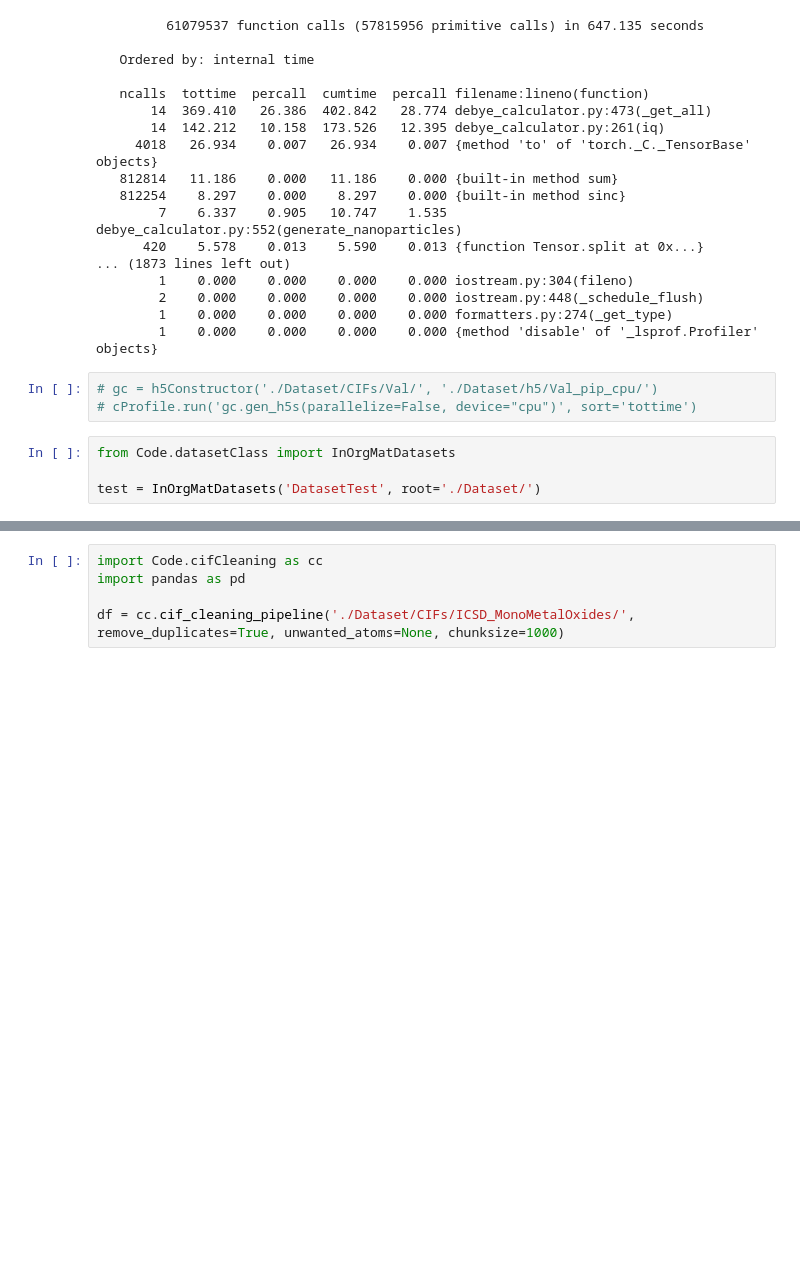
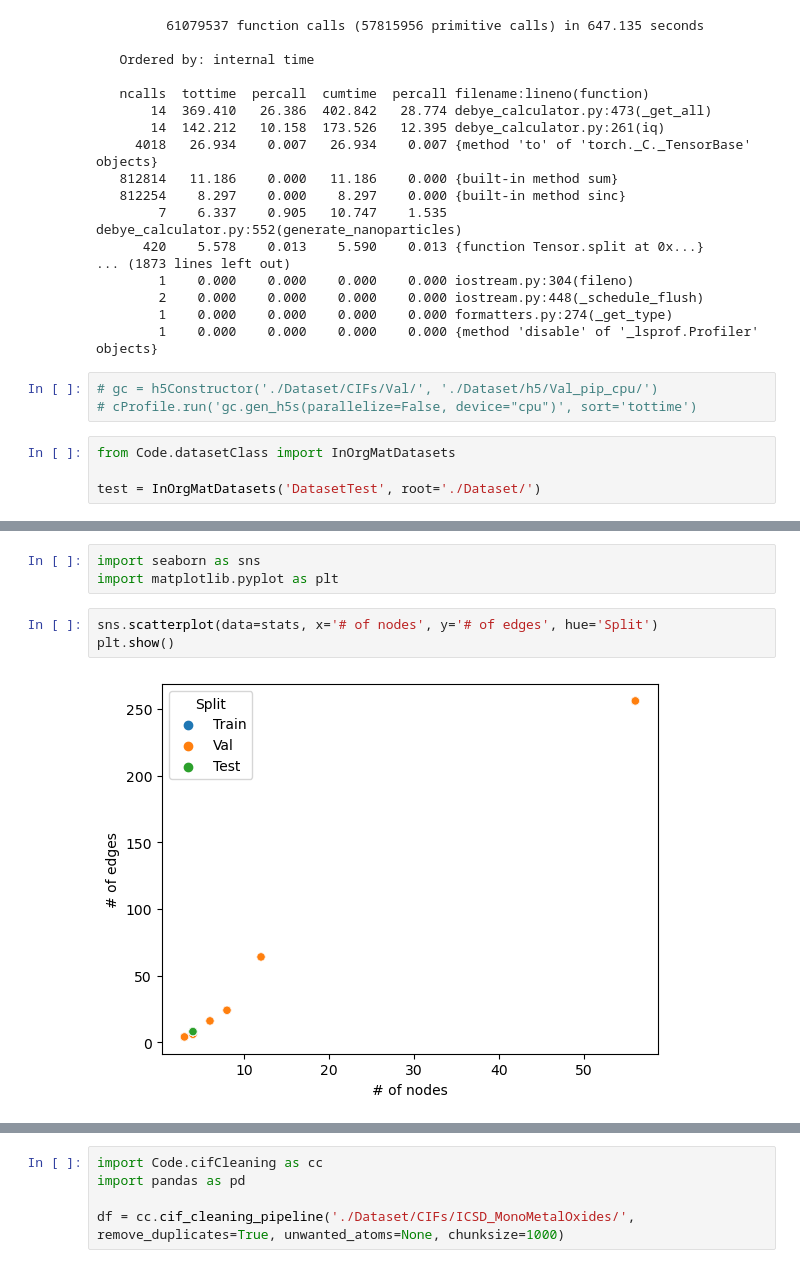
Before and after one commit to UlrikFriisJensen/CHILI, a Jupyter notebook: functionTesting.ipynb, the cells around one changed output, grey strips where cells are left out. Drawn from its saved outputs; the diff is of its cells as text; blank space fills up the shorter version.

```diff
--- a/functionTesting.ipynb
+++ b/functionTesting.ipynb
@@ -108,0 +112,8 @@ test.get_statistics(return_dataframe=True)
+# %%
+import seaborn as sns
+import matplotlib.pyplot as plt
+# %%
+sns.scatterplot(data=stats, x='# of nodes', y='# of edges', hue='Split')
+plt.show()
+# %% [output]
+[figure, added]
```
Also changed, not shown: parts of 8 cells of this notebook, 1 other file.
